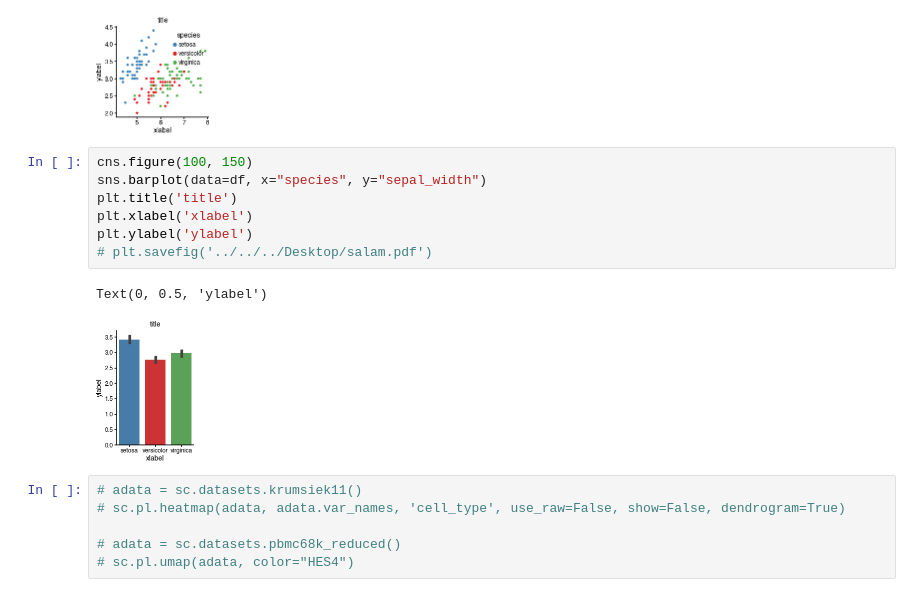
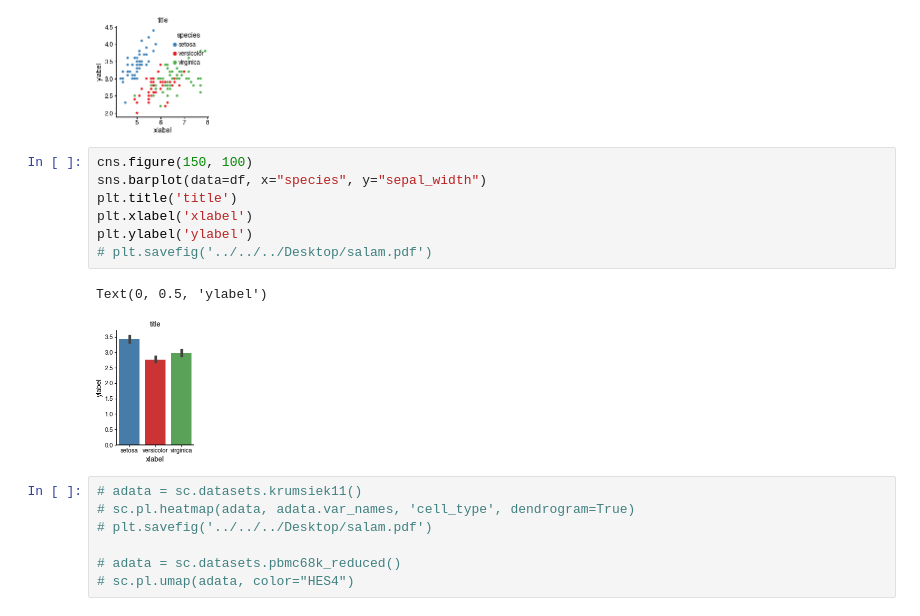
Before and after one commit to faridrashidi/cnsplots, a Jupyter notebook: notebooks/matplotlib.ipynb, the cells around one changed output. Saved outputs shown, nothing was run; the diff lists cells and outputs as text.

```diff
--- a/notebooks/matplotlib.ipynb
+++ b/notebooks/matplotlib.ipynb
@@ -13,18 +13,19 @@ plt.ylabel('ylabel')
 Text(0, 0.5, 'ylabel')
 [figure]
 # %%
-cns.figure(100, 150)
+cns.figure(150, 100)
 sns.barplot(data=df, x="species", y="sepal_width")
 plt.title('title')
 plt.xlabel('xlabel')
 plt.ylabel('ylabel')
 # plt.savefig('../../../Desktop/salam.pdf')
 # %% [output]
 Text(0, 0.5, 'ylabel')
-[figure, old version]
+[figure, new version]
 # %%
 # adata = sc.datasets.krumsiek11()
-# sc.pl.heatmap(adata, adata.var_names, 'cell_type', use_raw=False, show=False, dendrogram=True)
+# sc.pl.heatmap(adata, adata.var_names, 'cell_type', dendrogram=True)
+# plt.savefig('../../../Desktop/salam.pdf')
 
 # adata = sc.datasets.pbmc68k_reduced()
 # sc.pl.umap(adata, color="HES4")
```
Also changed, not shown: parts of 2 cells of this notebook, 7 other files.
